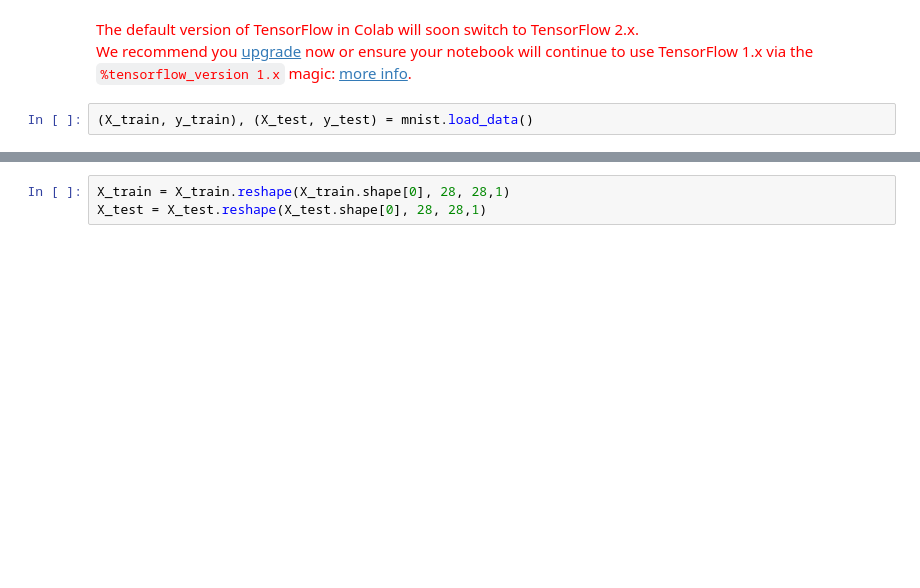
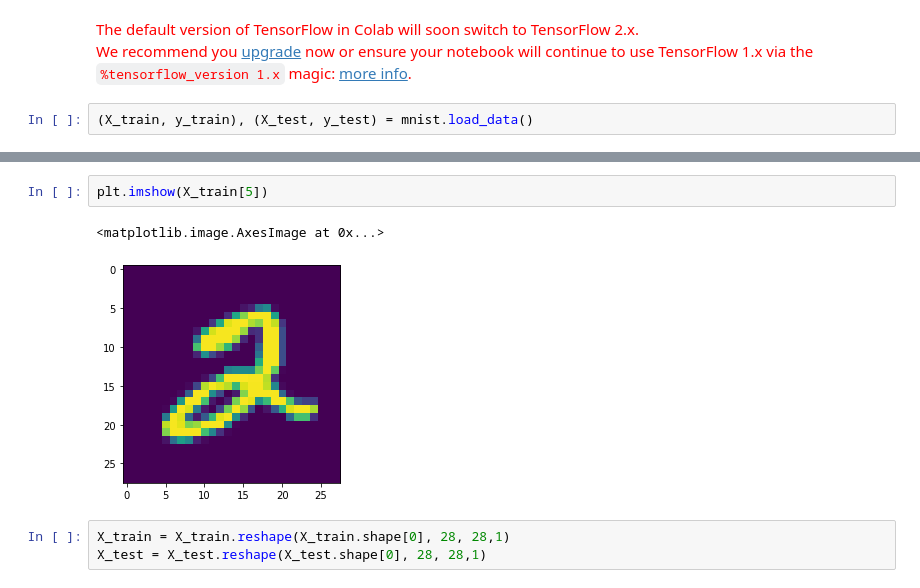
Before and after one commit to adityasingh1993/EIP4, a Jupyter notebook: week2/Ninth_assignment.ipynb, the cells around one changed output, grey strips where cells are left out. Drawn from its saved outputs; the diff is of its cells as text; blank space fills up the shorter version.

```diff
--- a/week2/Ninth_assignment.ipynb
+++ b/week2/Ninth_assignment.ipynb
@@ -27,3 +32,8 @@ plt.imshow(X_train[1])
+# %%
+plt.imshow(X_train[5])
+# %% [output]
+<matplotlib.image.AxesImage at 0x...>
+[figure, added]
 # %%
 X_train = X_train.reshape(X_train.shape[0], 28, 28,1)
 X_test = X_test.reshape(X_test.shape[0], 28, 28,1)
```
Also changed, not shown: parts of 7 cells of this notebook.
